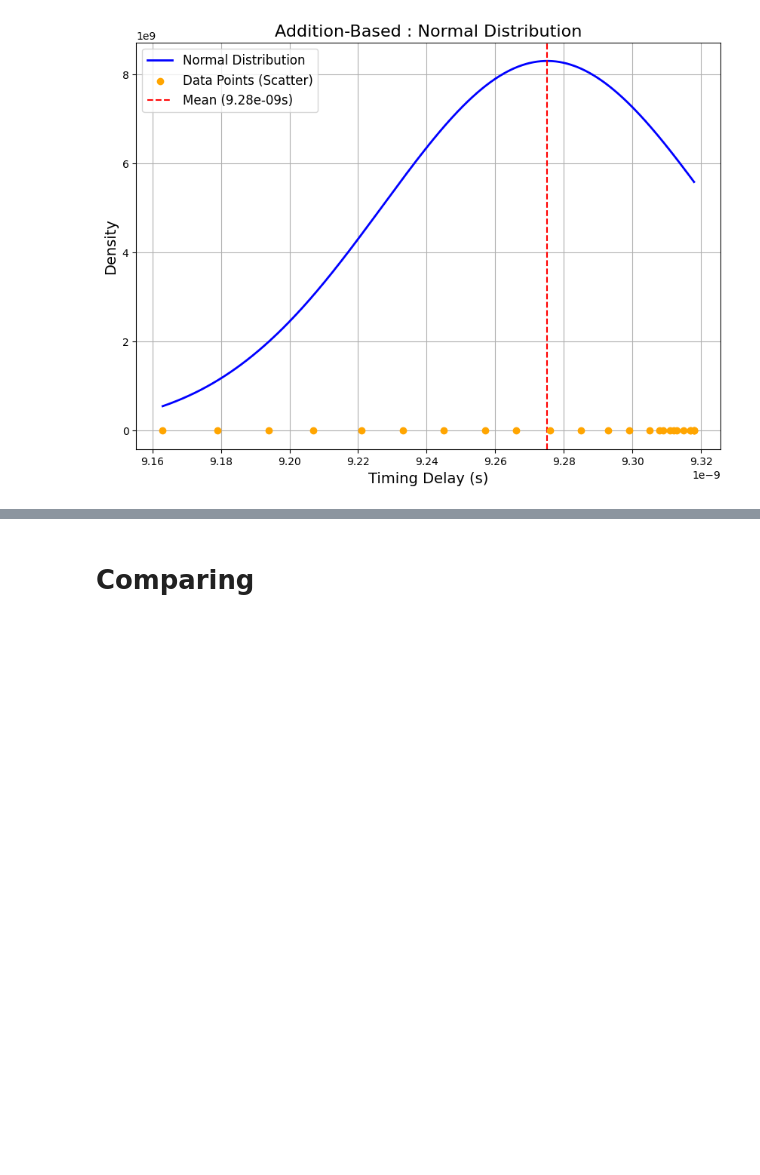
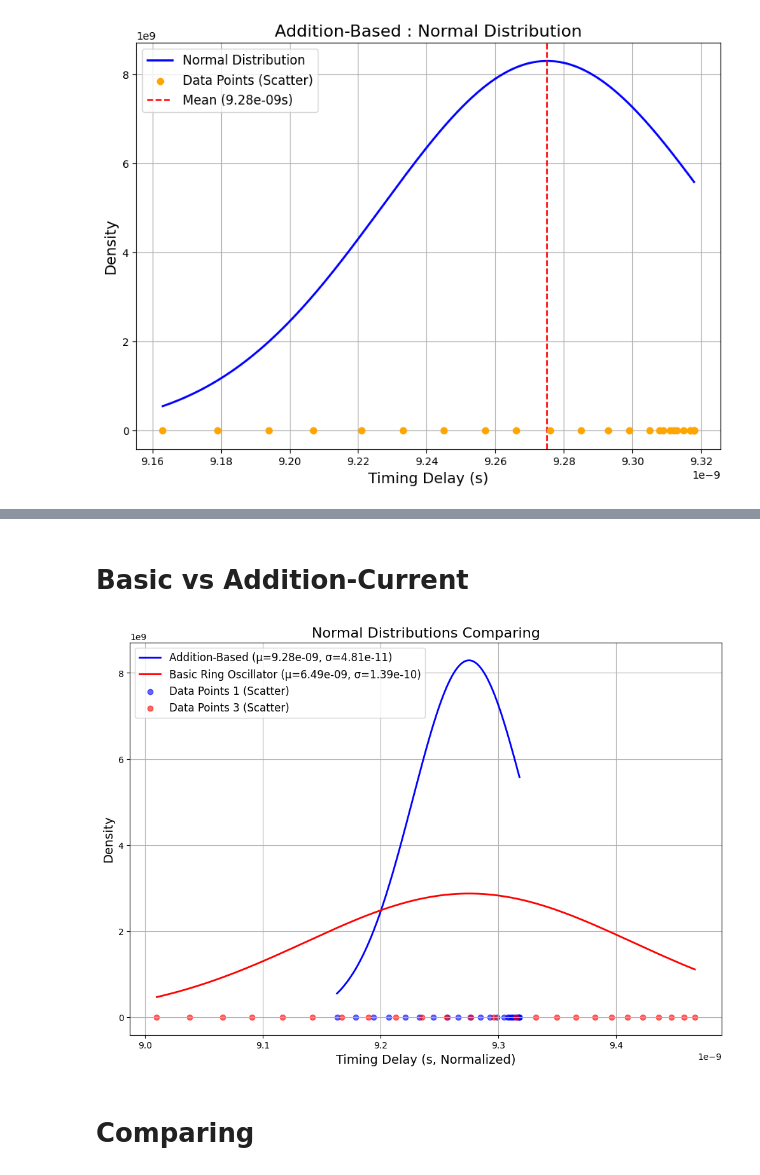
Before and after one commit to CodeByJJY/BlogbyJJY, a Jupyter notebook: semiconductor.ipynb, the cells around one changed output, grey strips where cells are left out. Cells and saved outputs as stored; diff of their text form; code cells hidden in the pictures; blank space fills up the shorter version.

```diff
--- a/semiconductor.ipynb
+++ b/semiconductor.ipynb
@@ -346,3 +476,62 @@ plt.show()
+# %% [markdown]
+# **Basic vs Addition-Current**
+# %%
+import numpy as np
+import matplotlib.pyplot as plt
+from scipy.stats import norm
+
+# Example data: 3 datasets
+data_set_1 = [
+    9.163E-9, 9.179E-9, 9.194E-9, 9.207E-9, 9.221E-9, 9.233E-9, 9.245E-9,
+    9.257E-9, 9.266E-9, 9.276E-9, 9.285E-9, 9.293E-9, 9.299E-9, 9.305E-9,
+    9.309E-9, 9.312E-9, 9.315E-9, 9.317E-9, 9.318E-9, 9.318E-9, 9.318E-9,
+    9.317E-9, 9.313E-9, 9.311E-9, 9.308E-9
+]
+data_set_3 = [
+    6.227E-9, 6.255E-9, 6.283E-9, 6.308E-9, 6.334E-9, 6.359E-9, 6.384E-9,
+    6.407E-9, 6.430E-9, 6.452E-9, 6.473E-9, 6.494E-9, 6.513E-9, 6.532E-9,
+    6.549E-9, 6.567E-9, 6.583E-9, 6.599E-9, 6.613E-9, 6.627E-9, 6.640E-9,
+    6.653E-9, 6.664E-9, 6.675E-9, 6.684E-9
+]
+
+# Function to calculate normalized x-axis and PDF for a dataset
+def normalize_and_calculate_pdf(data, ref_mean):
+    mean = np.mean(data)
+    std_dev = np.std(data)
+    normalized_data = [(x - mean + ref_mean) for x in data]
+    x = np.linspace(min(normalized_data), max(normalized_data), 1000)
+    y = norm.pdf(x, ref_mean, std_dev)
+    return normalized_data, x, y, mean, std_dev
+
+# Reference mean (arbitrarily chosen as the mean of data_set_1)
+ref_mean = np.mean(data_set_1)
+
+# Calculate normalized PDFs for all datasets
+normalized_1, x1, y1, mean1, std1 = normalize_and_calculate_pdf(data_set_1, ref_mean)
+normalized_3, x3, y3, mean3, std3 = normalize_and_calculate_pdf(data_set_3, ref_mean)
+
+# Plotting the graph
+plt.figure(figsize=(12, 8))
+
+# Plotting the normalized distributions
+plt.plot(x1, y1, label=f'Addition-Based (μ={mean1:.2e}, σ={std1:.2e})', color='blue', linewidth=2)
+plt.plot(x3, y3, label=f'Basic Ring Oscillator (μ={mean3:.2e}, σ={std3:.2e})', color='red', linewidth=2)
+
+# Scatter plots for the original data points
+plt.scatter(normalized_1, [0] * len(normalized_1), color='blue', label='Data Points 1 (Scatter)', alpha=0.6)
+plt.scatter(normalized_3, [0] * len(normalized_3), color='red', label='Data Points 3 (Scatter)', alpha=0.6)
+
+# Add labels, title, and legend
+plt.title('Normal Distributions Comparing', fontsize=16)
+plt.xlabel('Timing Delay (s, Normalized)', fontsize=14)
+plt.ylabel('Density', fontsize=14)
+plt.legend(fontsize=12)
+plt.grid(True)
+
+# Display the graph
+plt.show()
+# %% [output]
+[figure, added]
 # %% [markdown]
 # **Comparing**
 # %%
```
Also changed, not shown: parts of 9 cells of this notebook.
